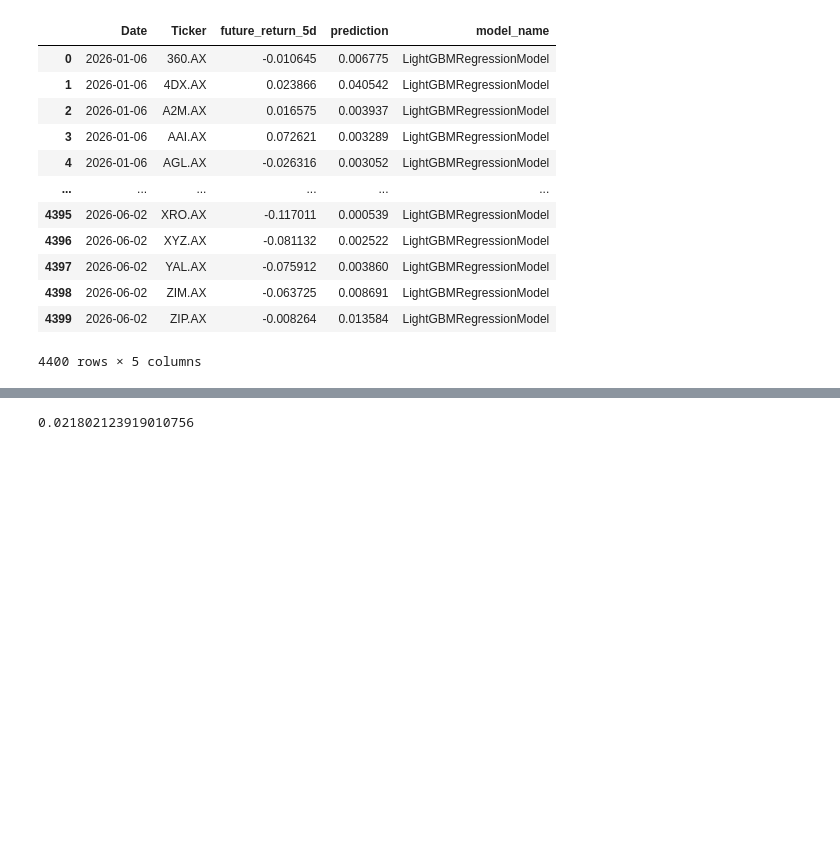
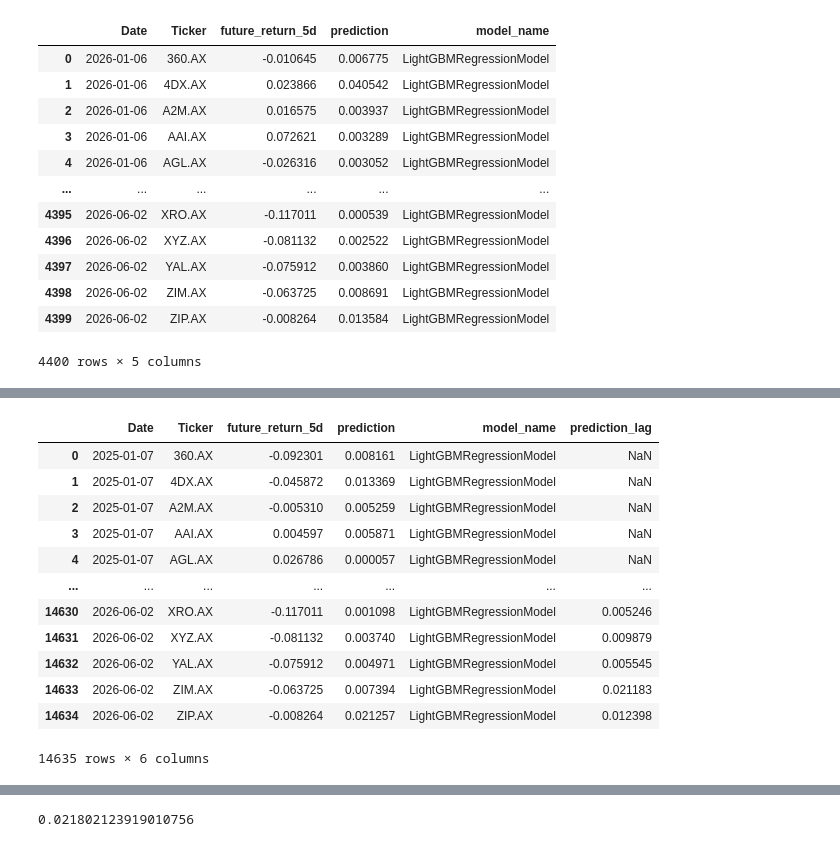
Before and after one commit to hungryfire267/systematic-equities-research, a Jupyter notebook: notebooks/lightgbm_walkforward_research.ipynb, the cells around one changed output, grey strips where cells are left out. Drawn from its saved outputs; the diff is of its cells as text; code cells hidden in the pictures; blank space fills up the shorter version.

```diff
--- a/notebooks/lightgbm_walkforward_research.ipynb
+++ b/notebooks/lightgbm_walkforward_research.ipynb
@@ -153,3 +153,26 @@ test_preds
 | 4398 | 2026-06-02 | ZIM.AX | -0.063725 | 0.008691 | LightGBMRegressionModel |
 | 4399 | 2026-06-02 | ZIP.AX | -0.008264 | 0.013584 | LightGBMRegressionModel |
 4400 rows × 5 columns
+# %%
+results = []
+
+for lag in range(0, 20):
+    df = test_preds.copy()
+
+    df["prediction_lag"] = (
+        df.groupby("Ticker")["prediction"]
+          .shift(lag)
+    )
+
+    ic = (
+        df.groupby("Date")
+          .apply(lambda x: x["prediction_lag"].corr(
+              x["future_return_5d"],
+              method="spearman"
+          ))
+          .mean()
+    )
+
+    results.append((lag, ic))
+
+pd.DataFrame(results, columns=["Lag", "IC"])
@@ -156,3 +197,21 @@ test_preds
+# %%
+df["prediction_lag"] = df.groupby("Ticker")["prediction"].shift(lag)
+
+df
+# %% [output]
+|  | Date | Ticker | future_return_5d | prediction | model_name | prediction_lag |
+| 0 | 2025-01-07 | 360.AX | -0.092301 | 0.008161 | LightGBMRegressionModel | NaN |
+| 1 | 2025-01-07 | 4DX.AX | -0.045872 | 0.013369 | LightGBMRegressionModel | NaN |
+| 2 | 2025-01-07 | A2M.AX | -0.005310 | 0.005259 | LightGBMRegressionModel | NaN |
+| 3 | 2025-01-07 | AAI.AX | 0.004597 | 0.005871 | LightGBMRegressionModel | NaN |
+| 4 | 2025-01-07 | AGL.AX | 0.026786 | 0.000057 | LightGBMRegressionModel | NaN |
+| ... | ... | ... | ... | ... | ... | ... |
+| 14630 | 2026-06-02 | XRO.AX | -0.117011 | 0.001098 | LightGBMRegressionModel | 0.005246 |
+| 14631 | 2026-06-02 | XYZ.AX | -0.081132 | 0.003740 | LightGBMRegressionModel | 0.009879 |
+| 14632 | 2026-06-02 | YAL.AX | -0.075912 | 0.004971 | LightGBMRegressionModel | 0.005545 |
+| 14633 | 2026-06-02 | ZIM.AX | -0.063725 | 0.007394 | LightGBMRegressionModel | 0.021183 |
+| 14634 | 2026-06-02 | ZIP.AX | -0.008264 | 0.021257 | LightGBMRegressionModel | 0.012398 |
+14635 rows × 6 columns
 # %%
 import matplotlib.pyplot as plt
 import seaborn as sns
```
Also changed, not shown: parts of 3 cells of this notebook, 11 other files.
